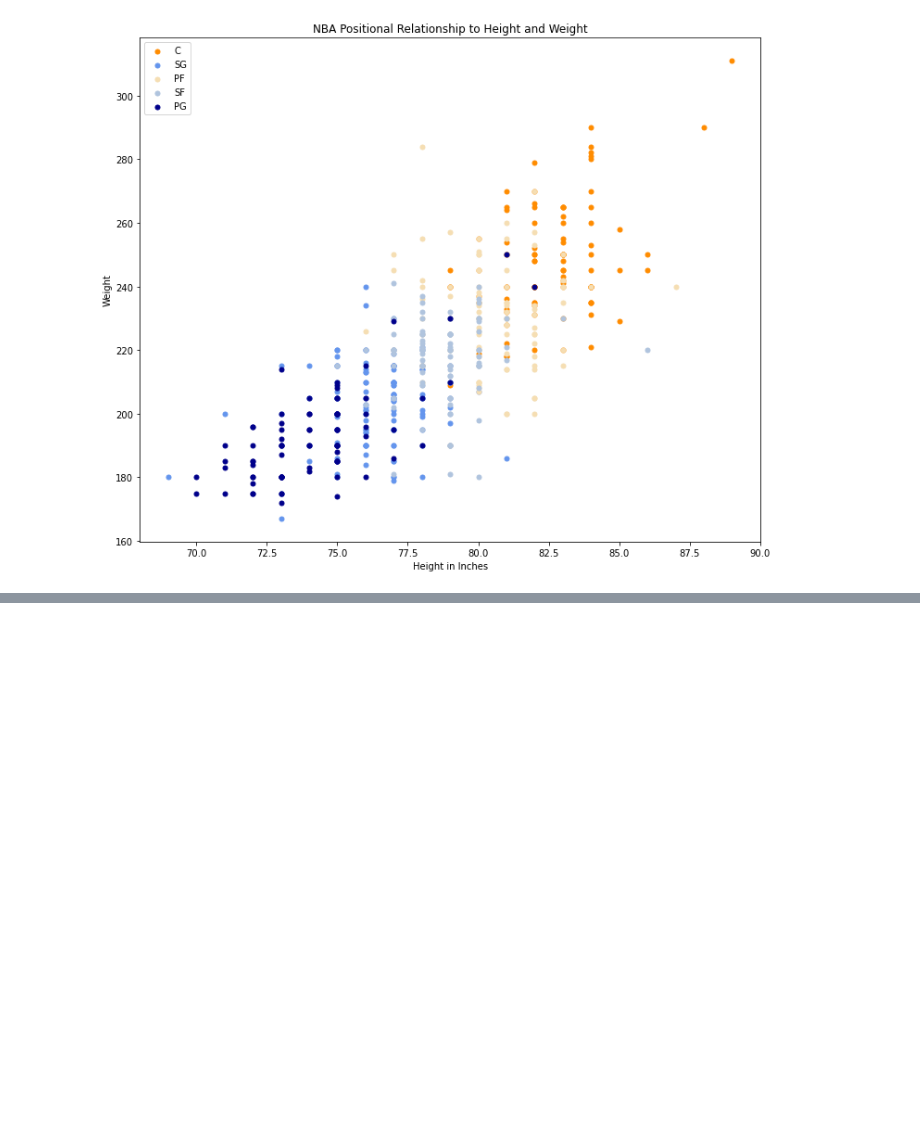
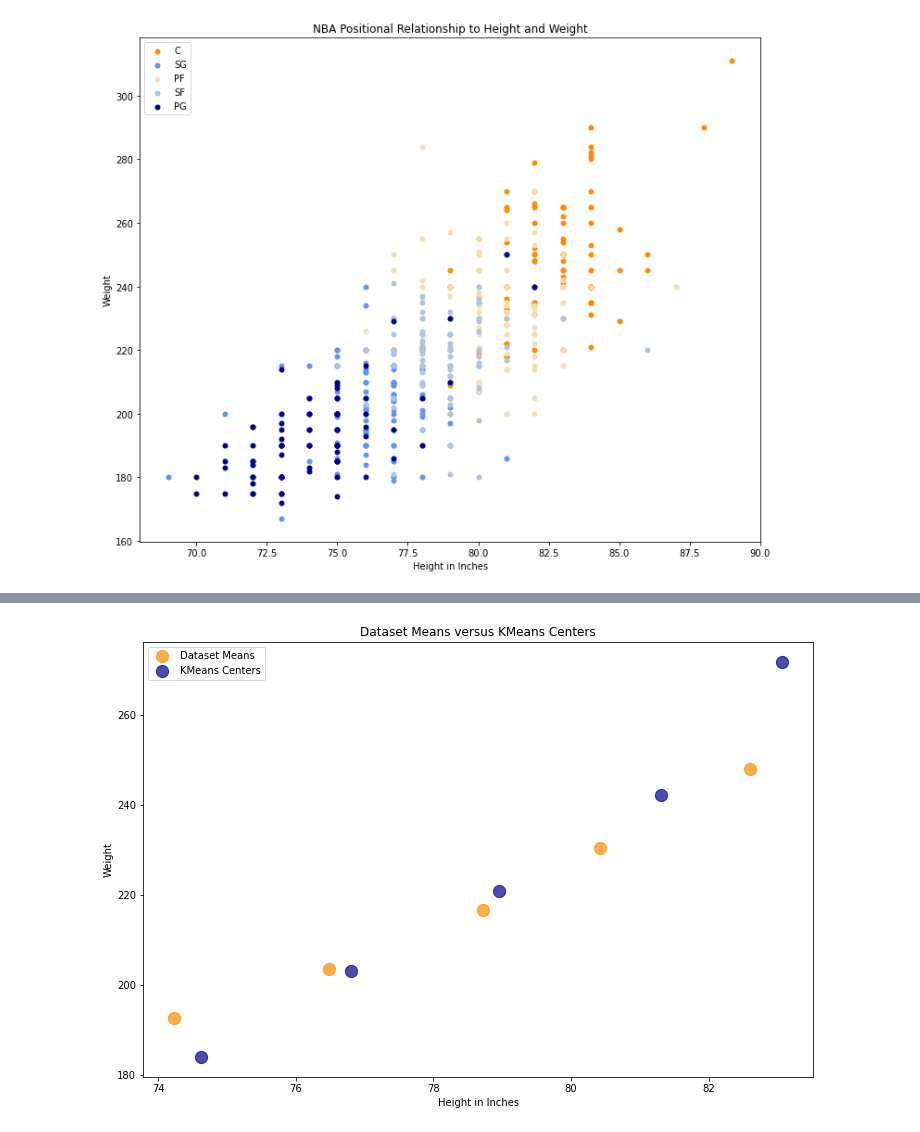
Before and after one commit to aaronpetryio/nba-position-classification, a Jupyter notebook: nba-position-classification.ipynb, the cells around one changed output, grey strips where cells are left out. Saved outputs shown, nothing was run; the diff lists cells and outputs as text; code cells hidden in the pictures; blank space fills up the shorter version.

```diff
--- a/nba-position-classification.ipynb
+++ b/nba-position-classification.ipynb
@@ -138,0 +220,4 @@ plt.show()
+# %%
+#Find the height and weight means by position and print the results
+Ht_Wt_Means = nba_player_data.groupby('Pos')[['Ht_Inches', 'Wt']].mean()
+print(Ht_Wt_Means)
@@ -138,0 +232,18 @@ plt.show()
+# %%
+#Create the figure size, labels, and title for the scatter plot
+plt.figure(figsize=(12,8))
+plt.ylabel('Weight')
+plt.xlabel('Height in Inches')
+plt.title('Dataset Means versus KMeans Centers')
+
+#Plot the means and the centers onto the scatter plot
+plt.scatter(x=Ht_Wt_Means['Ht_Inches'],y=Ht_Wt_Means['Wt'],c='darkorange',label='Dataset Means',s=150,alpha=0.7)
+plt.scatter(x=[i[0] for i in centers],y=[i[1] for i in centers],c='darkblue',label='KMeans Centers',s=150,alpha=0.7)
+
+#Create a legend
+plt.legend(loc='upper left')
+
+#Show the scatter plot
+plt.show()
+# %% [output]
+[figure, added]
```
Also changed, not shown: parts of 27 cells of this notebook.
